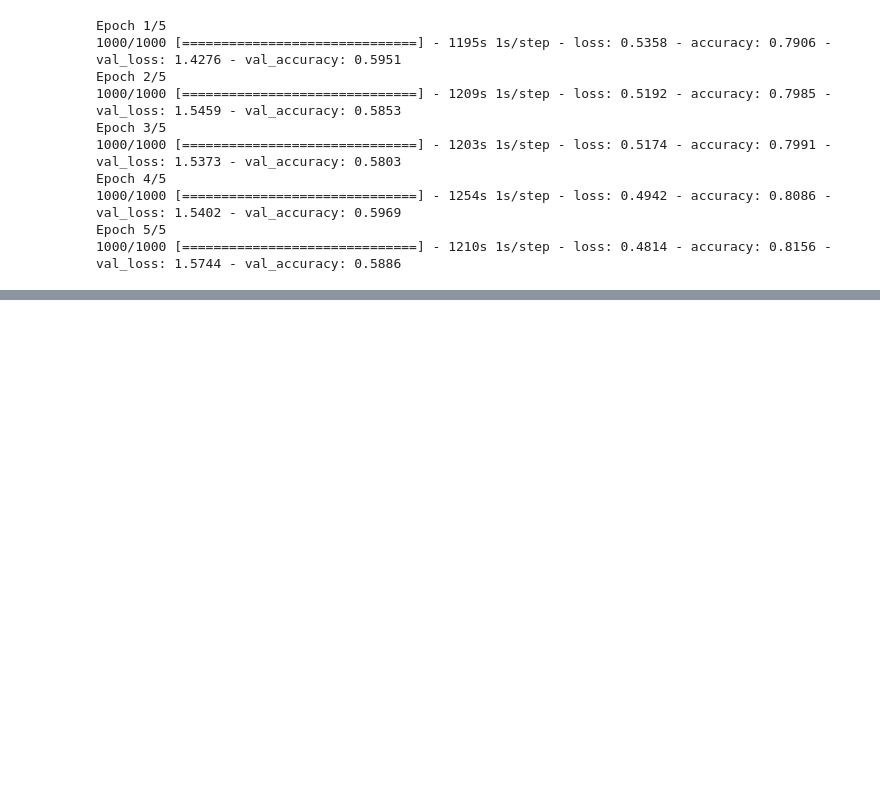
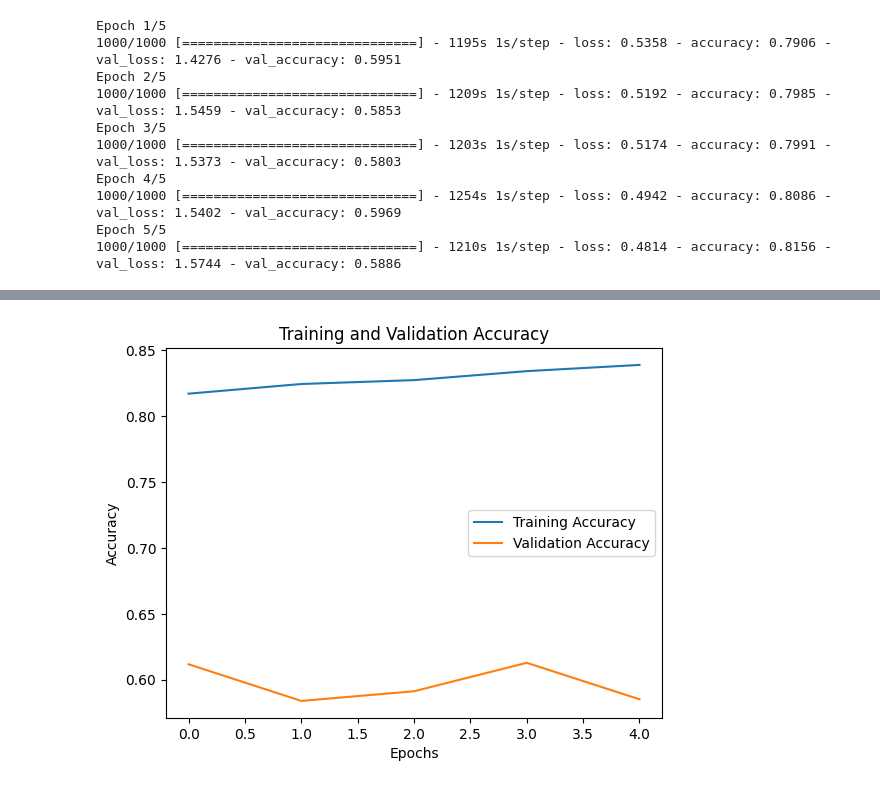
Before and after one commit to KhamessiTaha/CarVisionProject, a Jupyter notebook: Car_Model_Classification.ipynb, the cells around one changed output, grey strips where cells are left out. Saved outputs shown, nothing was run; the diff lists cells and outputs as text; code cells hidden in the pictures; blank space fills up the shorter version.

```diff
--- a/Car_Model_Classification.ipynb
+++ b/Car_Model_Classification.ipynb
@@ -645,0 +655,10 @@ Epoch 1/5
+# %%
+plt.plot(history_fine_tune_2.history['accuracy'], label='Training Accuracy')
+plt.plot(history_fine_tune_2.history['val_accuracy'], label='Validation Accuracy')
+plt.title('Training and Validation Accuracy')
+plt.xlabel('Epochs')
+plt.ylabel('Accuracy')
+plt.legend()
+plt.show()
+# %% [output]
+[figure, added]
```
Also changed, not shown: parts of 7 cells of this notebook.
